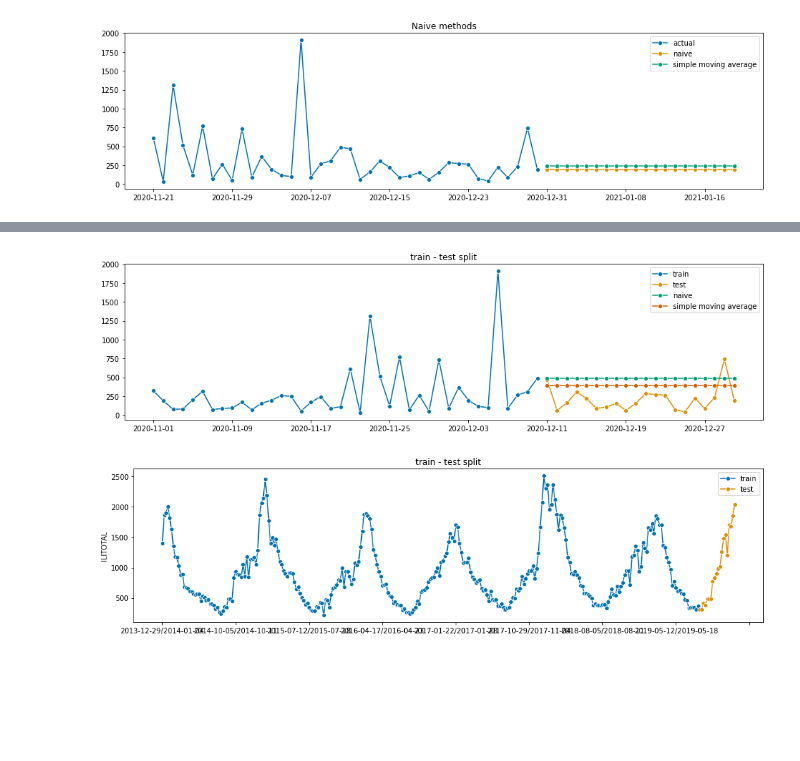
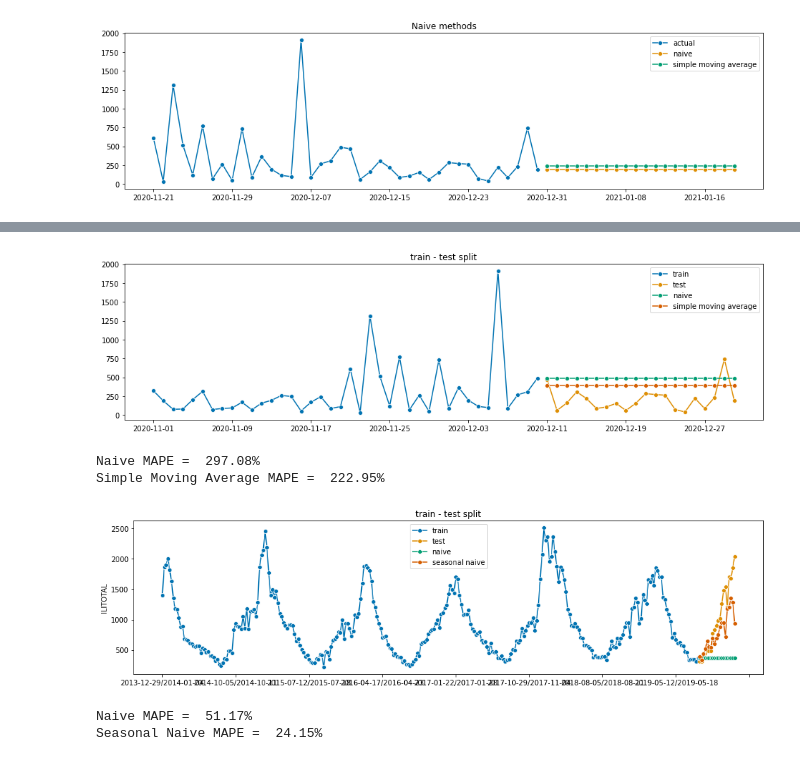
Before and after one commit to ltsaprounis/dsf-ts-forecasting, a Jupyter notebook: notebooks/02-forecasting-metrics.ipynb, the cells around one changed output, grey strips where cells are left out. Cells and saved outputs as stored; diff of their text form; code cells hidden in the pictures; blank space fills up the shorter version.

```diff
--- a/notebooks/02-forecasting-metrics.ipynb
+++ b/notebooks/02-forecasting-metrics.ipynb
@@ -134,29 +132,57 @@ sma_fcaster = NaiveForecaster(strategy="mean", sp=1, window_length=10)
 y_train, y_test = temporal_train_test_split(synthetic_data, test_size=20)
 naive_fcaster.fit(y_train)
 sma_fcaster.fit(y_train)
-fh = fh = np.arange(20)+1
+fh = np.arange(20)+1
+naive_pred = naive_fcaster.predict(fh)
+sma_pred = sma_fcaster.predict(fh)
 
 plot_series(
     y_train.iloc[-40:],
     y_test,
-    naive_fcaster.predict(fh),
-    sma_fcaster.predict(fh),
+    naive_pred,
+    sma_pred,
     labels = ["train", "test", "naive", "simple moving average"]
 )
 plt.title("train - test split")
 plt.show()
+
+mape_naive = mean_absolute_percentage_error(y_test, naive_pred, symmetric=False)*100
+mape_sma = mean_absolute_percentage_error(y_test, sma_pred, symmetric=False)*100
+print(f"Naive MAPE = {mape_naive: 0.2f}%")
+print(f"Simple Moving Average MAPE = {mape_sma: 0.2f}%")
 # %% [output]
 [figure]
+Naive MAPE =  297.08%
+Simple Moving Average MAPE =  222.95%
-# %%
-# train test splits
-y_train, y_test = temporal_train_test_split(real_ts, test_size=20)
-plot_series(
-    y_train,
-
-    y_test,
-    labels = ["train", "test"]
-)
-plt.title("train - test split")
-plt.show()
-# %% [output]
-[figure, removed]
+# %%
+# train test splits
+y_train, y_test = temporal_train_test_split(real_ts, test_size=20)
+
+naive_fcaster = NaiveForecaster(strategy="last", sp=1)
+seasonal_naive_fcaster = NaiveForecaster(strategy="last", sp=52)
+fh = np.arange(20)+1
+naive_fcaster.fit(y_train)
+seasonal_naive_fcaster.fit(y_train)
+naive_pred = naive_fcaster.predict(fh)
+seasonal_naive_pred = seasonal_naive_fcaster.predict(fh)
+
+fh = np.arange(20)+1
+
+plot_series(
+    y_train,
+    y_test,
+    naive_pred,
+    seasonal_naive_pred,
+    labels = ["train", "test", "naive", "seasonal naive"]
+)
+plt.title("train - test split")
+plt.show()
+
+mape_naive = mean_absolute_percentage_error(y_test, naive_pred, symmetric=False)*100
+mape_seasonal_naive = mean_absolute_percentage_error(y_test, seasonal_naive_pred, symmetric=False)*100
+print(f"Naive MAPE = {mape_naive: 0.2f}%")
+print(f"Seasonal Naive MAPE = {mape_seasonal_naive: 0.2f}%")
+# %% [output]
+[figure, added]
+Naive MAPE =  51.17%
+Seasonal Naive MAPE =  24.15%
```
Also changed, not shown: parts of 25 cells of this notebook, 3 other files.
